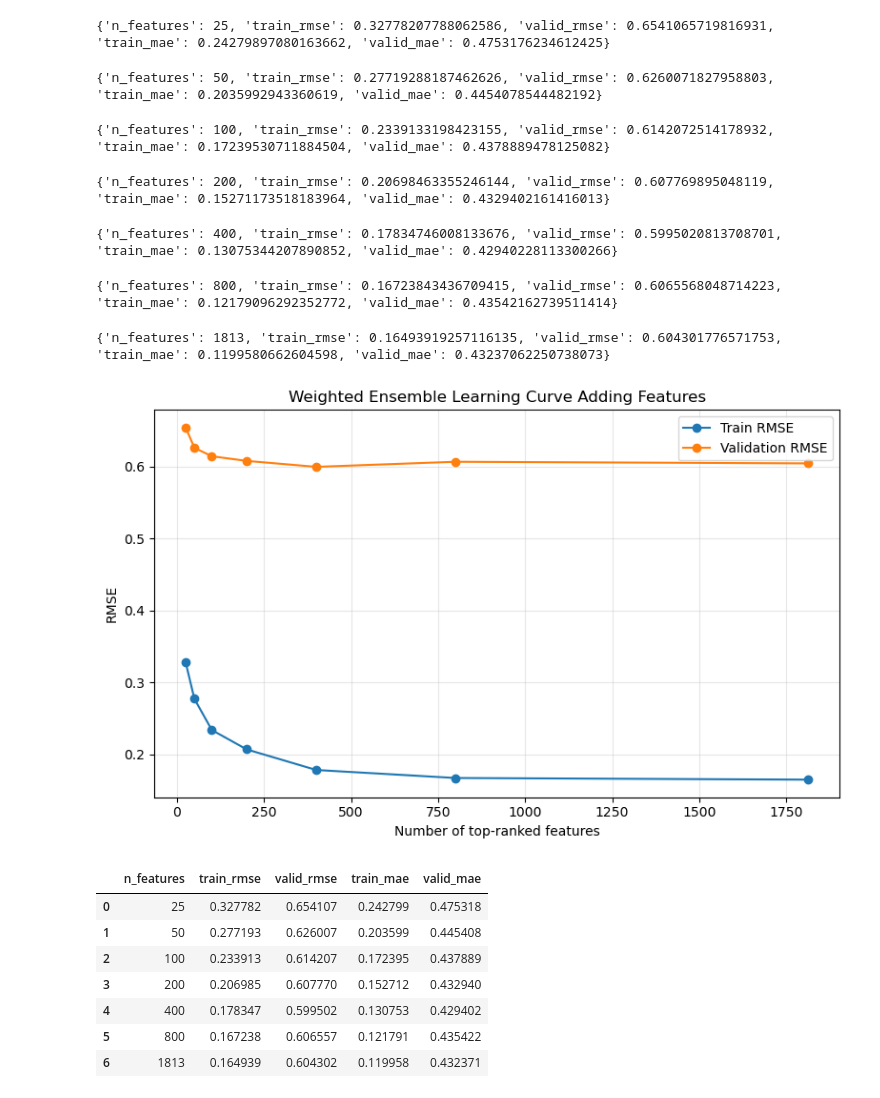
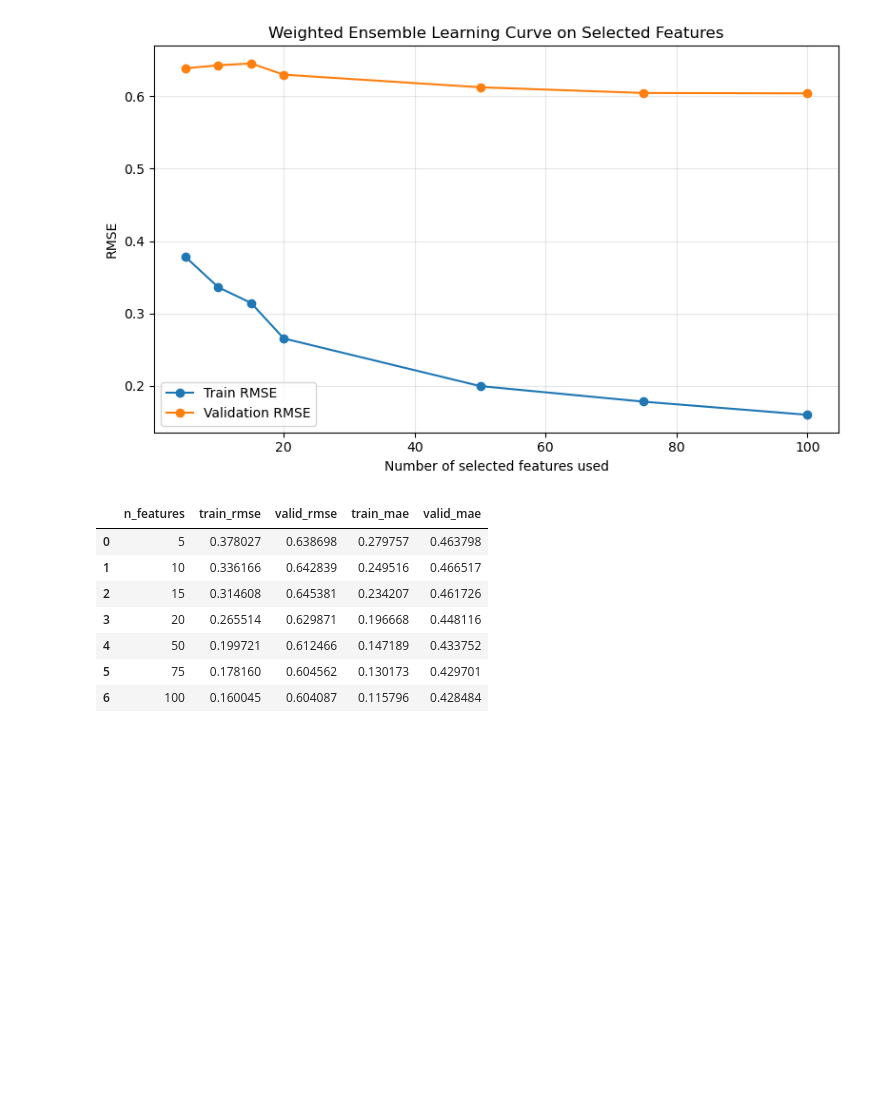
Before and after one commit to LucaBTE/toxicity-prediction, a Jupyter notebook: notebooks/ml-models/model_weighted_ensemble.ipynb, the cells around one changed output. Drawn from its saved outputs; the diff is of its cells as text; code cells hidden in the pictures; blank space fills up the shorter version.

Commit message:
ensemble justified, commented, weighted, 100 features, hypertuned

```diff
--- a/notebooks/ml-models/model_weighted_ensemble.ipynb
+++ b/notebooks/ml-models/model_weighted_ensemble.ipynb
@@ -62,14 +60,25 @@ TUNE_TIMEOUT_SECONDS = {
     'hist_gradient_boosting': 900,
     'xgboost': 900,
 }
+ENSEMBLE_FEATURE_BUDGET = 100
 
-#load data
-X_train, X_valid, X_test, y_train, y_valid, y_test, feature_names = load_tabular_arrays()
+# Load descriptors exported by the feature-selection notebook.
+# Their column order is the feature-selection ranking, so the ensemble uses its top prefix.
+X_train, X_valid, X_test, y_train, y_valid, y_test, feature_names, preprocessor = load_feature_selected_arrays()
 X_train = X_train.astype(np.float32)
 X_valid = X_valid.astype(np.float32)
 X_test = X_test.astype(np.float32)
 
-#output paths where to find things!
+selected_feature_budget = min(ENSEMBLE_FEATURE_BUDGET, X_train.shape[1])
+if selected_feature_budget < 1:
+    raise ValueError('At least one selected feature is required for the ensemble')
+
+X_train = X_train[:, :selected_feature_budget]
+X_valid = X_valid[:, :selected_feature_budget]
+X_test = X_test[:, :selected_feature_budget]
+feature_names = feature_names[:selected_feature_budget]
+
+#output paths.
 paths = artifact_paths(Path.cwd(), RUN_ID, '.joblib', include_metadata=True)
 paths['weights'] = Path.cwd() / 'outcome' / 'metadata' / f'{RUN_ID}_weights.csv'
 paths['base_predictions'] = Path.cwd() / 'outcome' / 'predictions' / f'{RUN_ID}_base_predictions.csv'
@@ -82,6 +91,7 @@ paths['feature_addition_curve_csv'] = Path.cwd() / 'outcome' / 'metadata' / f'{R
 for path in paths.values():
     path.parent.mkdir(parents=True, exist_ok=True)
 
-#to visualize the data distribution
-print(f'Train: {X_train.shape}, valid: {X_valid.shape}, test: {X_test.shape}')
+#quick shape check.
+print(f'Feature-selected train: {X_train.shape}, valid: {X_valid.shape}, test: {X_test.shape}')
+print(f'Using top {selected_feature_budget} feature-selection features for the ensemble')
 # %% [output]
@@ -467,5 +496,6 @@ This is intentionally slower than a simple plot from cached predictions because
 # %%
-#learning curve adding features: gradually add top-ranked features and evaluate validation performance
+# Learning curve inside the feature-selected descriptor set.
+# Feature-selection already exported a ranked column order, so test ranked prefixes directly.
 active_model_names = [
     name for name, value in zip(base_estimators.keys(), weights)
     if value > 1e-6
@@ -473,10 +503,10 @@ active_model_names = [
 active_weights = np.array([weights[list(base_estimators.keys()).index(name)] for name in active_model_names], dtype=float)
 active_weights = active_weights / active_weights.sum()
 
-feature_ranker = fitted_for_weights['extra_trees']
-feature_order = np.argsort(feature_ranker.feature_importances_)[::-1]
-feature_budgets = [25, 50, 100, 200, 400, 800, X_train.shape[1]]
-feature_budgets = sorted(set(min(k, X_train.shape[1]) for k in feature_budgets))
+feature_order = np.arange(X_train.shape[1])
+
+feature_budgets = [5, 10, 15, 20, 50, 75, 100, X_train.shape[1]]
+feature_budgets = sorted(set(k for k in feature_budgets if 1 <= k <= X_train.shape[1]))
 
 feature_rows = []
 for k in feature_budgets:
@@ -498,49 +528,41 @@ for k in feature_budgets:
         valid_predictions_for_k.append(np.asarray(estimator.predict(X_valid[:, selected])).ravel())
 
     train_matrix_for_k = np.column_stack(train_predictions_for_k)
     valid_matrix_for_k = np.column_stack(valid_predictions_for_k)
     train_pred_for_k = train_matrix_for_k @ active_weights
     valid_pred_for_k = valid_matrix_for_k @ active_weights
 
     feature_rows.append({
         'n_features': int(k),
         'train_rmse': rmse(y_train, train_pred_for_k),
         'valid_rmse': rmse(y_valid, valid_pred_for_k),
         'train_mae': float(mean_absolute_error(y_train, train_pred_for_k)),
         'valid_mae': float(mean_absolute_error(y_valid, valid_pred_for_k)),
     })
-    print(feature_rows[-1])
 
 feature_addition_curve = pd.DataFrame(feature_rows)
 feature_addition_curve.to_csv(paths['feature_addition_curve_csv'], index=False)
 
 plt.figure(figsize=(8, 5))
 plt.plot(feature_addition_curve['n_features'], feature_addition_curve['train_rmse'], marker='o', label='Train RMSE')
 plt.plot(feature_addition_curve['n_features'], feature_addition_curve['valid_rmse'], marker='o', label='Validation RMSE')
-plt.xlabel('Number of top-ranked features')
+plt.xlabel('Number of selected features used')
 plt.ylabel('RMSE')
-plt.title('Weighted Ensemble Learning Curve Adding Features')
+plt.title('Weighted Ensemble Learning Curve on Selected Features')
 plt.grid(True, alpha=0.3)
 plt.legend()
 plt.tight_layout()
 plt.savefig(paths['feature_addition_curve'], dpi=300, bbox_inches='tight')
 plt.show()
 
 feature_addition_curve
 # %% [output]
-{'n_features': 25, 'train_rmse': 0.32778207788062586, 'valid_rmse': 0.6541065719816931, 'train_mae': 0.24279897080163662, 'valid_mae': 0.4753176234612425}
-{'n_features': 50, 'train_rmse': 0.27719288187462626, 'valid_rmse': 0.6260071827958803, 'train_mae': 0.2035992943360619, 'valid_mae': 0.4454078544482192}
-{'n_features': 100, 'train_rmse': 0.2339133198423155, 'valid_rmse': 0.6142072514178932, 'train_mae': 0.17239530711884504, 'valid_mae': 0.4378889478125082}
-{'n_features': 200, 'train_rmse': 0.20698463355246144, 'valid_rmse': 0.607769895048119, 'train_mae': 0.15271173518183964, 'valid_mae': 0.4329402161416013}
-{'n_features': 400, 'train_rmse': 0.17834746008133676, 'valid_rmse': 0.5995020813708701, 'train_mae': 0.13075344207890852, 'valid_mae': 0.42940228113300266}
-{'n_features': 800, 'train_rmse': 0.16723843436709415, 'valid_rmse': 0.6065568048714223, 'train_mae': 0.12179096292352772, 'valid_mae': 0.43542162739511414}
-{'n_features': 1813, 'train_rmse': 0.16493919257116135, 'valid_rmse': 0.604301776571753, 'train_mae': 0.1199580662604598, 'valid_mae': 0.43237062250738073}
-[figure, old version]
+[figure, new version]
 |  | n_features | train_rmse | valid_rmse | train_mae | valid_mae |
-| 0 | 25 | 0.327782 | 0.654107 | 0.242799 | 0.475318 |
-| 1 | 50 | 0.277193 | 0.626007 | 0.203599 | 0.445408 |
-| 2 | 100 | 0.233913 | 0.614207 | 0.172395 | 0.437889 |
-| 3 | 200 | 0.206985 | 0.607770 | 0.152712 | 0.432940 |
-| 4 | 400 | 0.178347 | 0.599502 | 0.130753 | 0.429402 |
-| 5 | 800 | 0.167238 | 0.606557 | 0.121791 | 0.435422 |
-| 6 | 1813 | 0.164939 | 0.604302 | 0.119958 | 0.432371 |
+| 0 | 5 | 0.378027 | 0.638698 | 0.279757 | 0.463798 |
+| 1 | 10 | 0.336166 | 0.642839 | 0.249516 | 0.466517 |
+| 2 | 15 | 0.314608 | 0.645381 | 0.234207 | 0.461726 |
+| 3 | 20 | 0.265514 | 0.629871 | 0.196668 | 0.448116 |
+| 4 | 50 | 0.199721 | 0.612466 | 0.147189 | 0.433752 |
+| 5 | 75 | 0.178160 | 0.604562 | 0.130173 | 0.429701 |
+| 6 | 100 | 0.160045 | 0.604087 | 0.115796 | 0.428484 |
```
Also changed, not shown: parts of 23 cells of this notebook, 7 other files.
